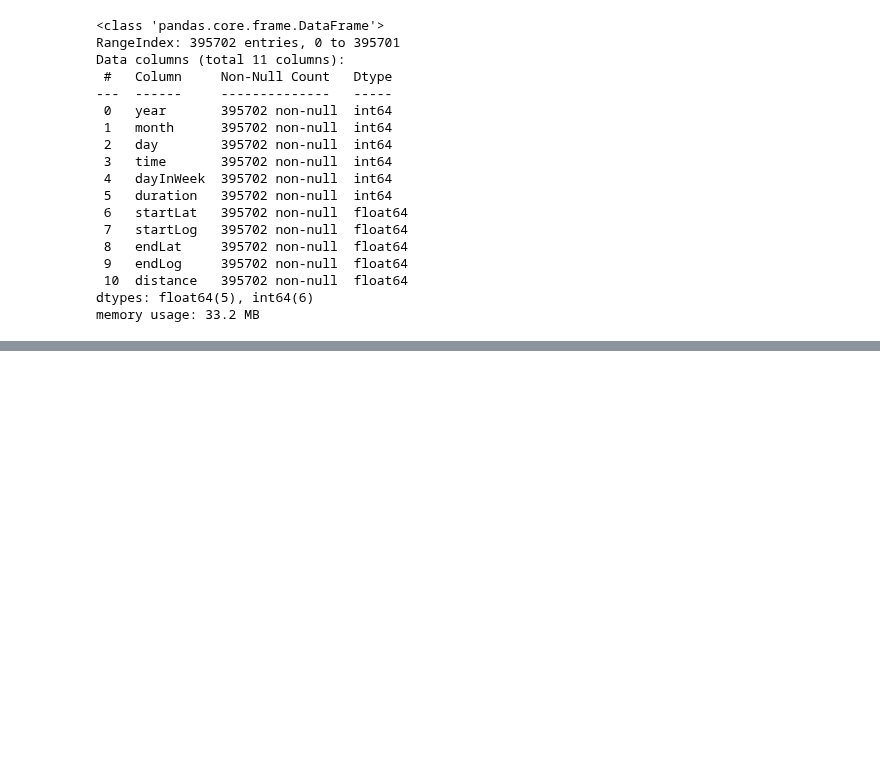
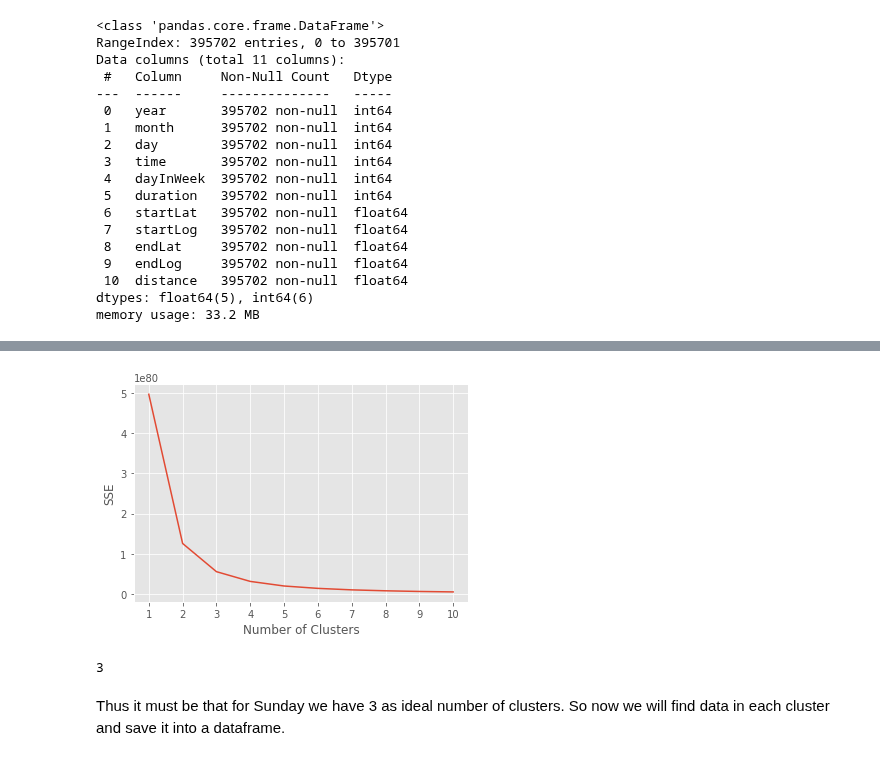
Before and after one commit to abedi1/emoryResearch, a Jupyter notebook: src/Clustering.ipynb, the cells around one changed output, grey strips where cells are left out. Saved outputs shown, nothing was run; the diff lists cells and outputs as text; code cells hidden in the pictures; blank space fills up the shorter version.

```diff
--- a/src/Clustering.ipynb
+++ b/src/Clustering.ipynb
@@ -136,0 +60,3 @@ array([[ 2.21894992e-01, -2.43698795e-01, -2.82013190e-03,
+# %%
+data.drop(data.columns[[0, 1,2,3]], axis = 1, inplace = True)
+data.head()
@@ -136,0 +83,4 @@ array([[ 2.21894992e-01, -2.43698795e-01, -2.82013190e-03,
+# %%
+def id(row):
+    return uuid.uuid4().int
+data['id'] = data.apply (lambda row: id(row), axis=1)
@@ -136,0 +105,15 @@ array([[ 2.21894992e-01, -2.43698795e-01, -2.82013190e-03,
+# %%
+grouped = data.groupby(data.dayInWeek)
+Sunday = grouped.get_group(1)
+Monday = grouped.get_group(2)
+Tuesday = grouped.get_group(3)
+Wednesday = grouped.get_group(4)
+Thursday = grouped.get_group(5)
+Friday = grouped.get_group(6)
+Saturday = grouped.get_group(7)
+daysOfWeek = [Sunday, Monday, Tuesday, Wednesday, Thursday,Friday, Saturday]
+# %%
+daysOfWeekCluster = []
+for day in daysOfWeek:
+    daysOfWeekCluster.append(day.drop(['dayInWeek', 'duration',
+                'startLat', 'startLog','endLat', 'endLog', 'distance'], axis=1, inplace=False))
@@ -136,0 +155,28 @@ array([[ 2.21894992e-01, -2.43698795e-01, -2.82013190e-03,
+# %%
+kmeans_kwargs = {
+    "init": "random",
+    "n_init": 10,
+    "max_iter": 300,
+    "random_state": 42,
+}
+sse = []
+for k in range (1, 11):
+    kmeans = KMeans(n_clusters=k, **kmeans_kwargs)
+    kmeans.fit(daysOfWeekCluster[0])
+    sse.append(kmeans.inertia_)
+plt.style.use("ggplot")
+plt.plot(range(1, 11), sse)
+plt.xticks(range(1, 11))
+plt.xlabel("Number of Clusters")
+plt.ylabel("SSE")
+plt.show()
+kl = KneeLocator(
+    range(1, 11), sse, curve="convex", direction="decreasing"
+)
+
+sundayClusters = kl.elbow
+# %% [output]
+[figure, added]
+3
+# %% [markdown]
+Thus it must be that for Sunday we have 3 as ideal number of clusters. So now we will find data in each cluster and save it into a dataframe.
```
Also changed, not shown: parts of 49 cells of this notebook, 21 other files.
